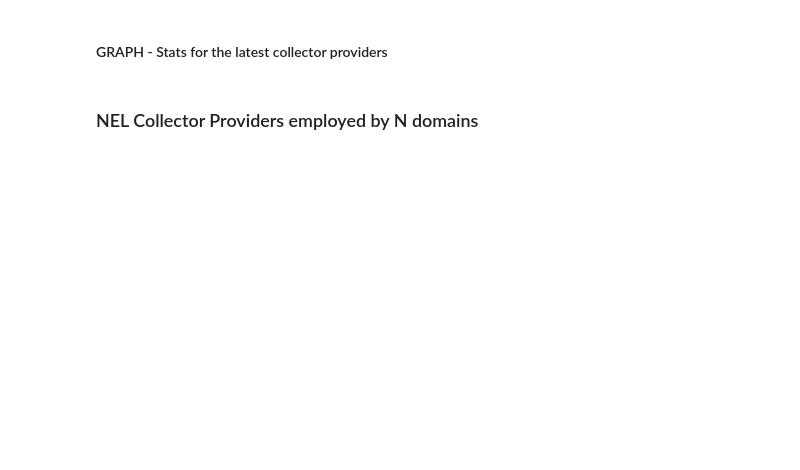
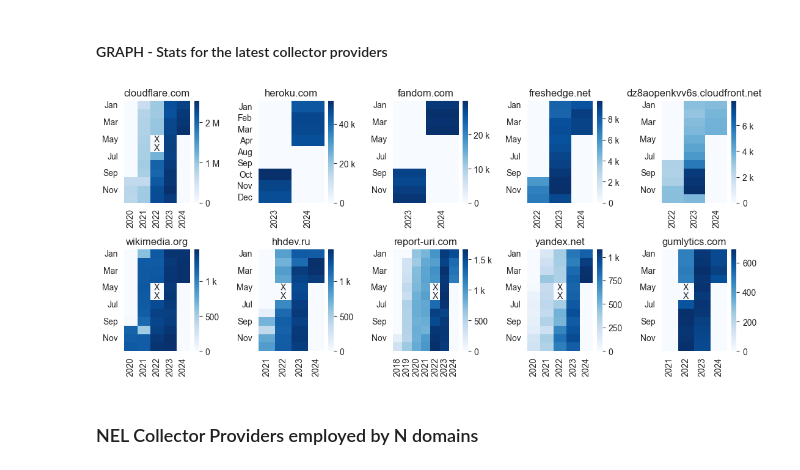
Before and after one commit to JurikMatej/IBP-NEL-Analysis-Scripts, a Jupyter notebook: results/httparchive_nel_collector_provider_usage.ipynb, the cells around one changed output. Saved outputs shown, nothing was run; the diff lists cells and outputs as text; code cells hidden in the pictures; blank space fills up the shorter version.

```diff
--- a/results/httparchive_nel_collector_provider_usage.ipynb
+++ b/results/httparchive_nel_collector_provider_usage.ipynb
@@ -252,34 +345,49 @@ to_plot.drop(columns=['date_fmt', 'date'], inplace=True)
 
 fig, axes = plt.subplots(nrows=2, ncols=5, figsize=(11, 5))
 
 num_providers = to_plot['providers'].unique().size
 subplot_cols = 5
 subplot_rows = 2
 
 sns.set_style('whitegrid')
 
 for idx, provider in enumerate(latest_c_p_stats['providers']):
     current_plot_data = to_plot[to_plot['providers'] == provider].copy()
     current_plot_data.drop(columns=['providers'], inplace=True)
 
     current_plot_data['total_occurrences'] = current_plot_data['total_occurrences'].astype('int64')
     current_plot_data = current_plot_data.pivot(index='Mesiac', columns='Rok', values='total_occurrences')
     current_plot_data.index = current_plot_data.index.map(MONTHS_MAP).astype('category')
     current_plot_data.fillna(0, inplace=True)
 
+    annot_labels = current_plot_data.map(lambda v: str(v) if v == 0 else '')
+    if 2022 in annot_labels and 2022 != annot_labels.columns[0]:
+        for col in annot_labels.columns:
+            if col != 2022:
+                annot_labels[col] = annot_labels[col].map(lambda v: '')
+            else:
+                annot_labels[col] = [*[''] * 4, *['X']*2, *['']*6]
+    else:
+        annot_labels = annot_labels.map(lambda v: '')
+
     current_ax = axes[idx // subplot_cols, idx % subplot_cols]
-    sns.heatmap(current_plot_data, ax=current_ax, cbar_kws={'format': ticker.EngFormatter()})
+    sns.heatmap(current_plot_data, ax=current_ax,
+                # square=True,
+                annot=annot_labels, fmt='',
+                cmap="Blues", cbar_kws={'format': ticker.EngFormatter()})
 
     current_ax.set_xlabel("")
     current_ax.set_ylabel("")
 
     current_ax.set_title(provider)
 
     current_ax.tick_params(axis='y', which="major", rotation=0)
     current_ax.tick_params(axis='x', which="major", rotation=90)
 
 fig.tight_layout()
 fig.savefig('graphs/httparchive_nel_latest_collector_provider_stats.pdf')
+# %% [output]
+[figure, added]
 # %% [markdown]
 ### NEL Collector Providers employed by N domains
 # %%
```
Also changed, not shown: parts of 10 cells of this notebook, 16 other files.
